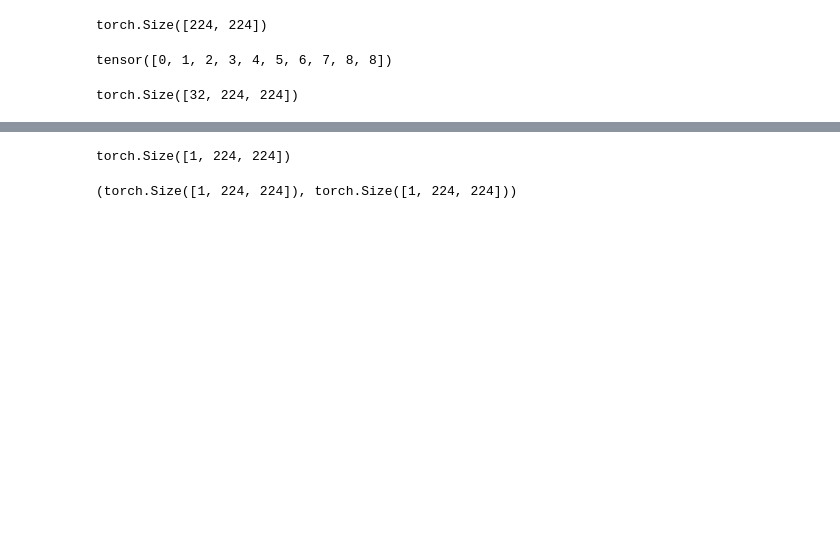
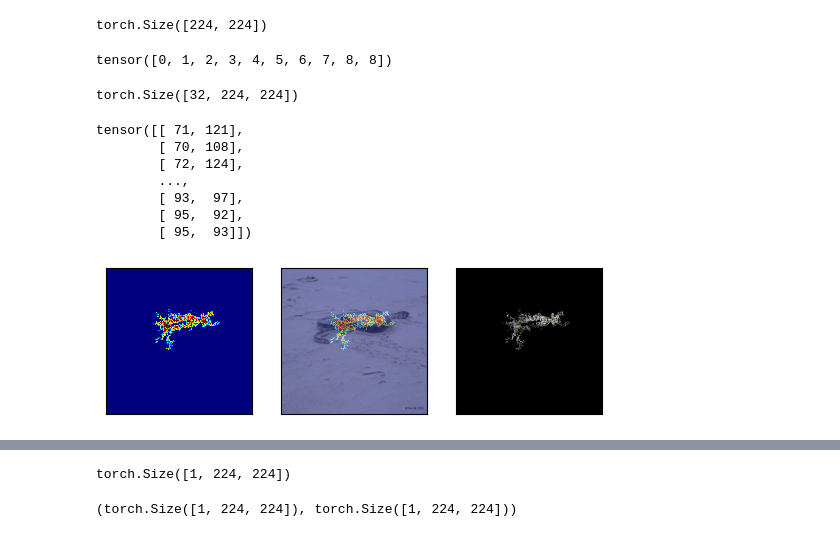
Before and after one commit to zivwhd/saliency, a Jupyter notebook: notebooks/pground.ipynb, the cells around one changed output, grey strips where cells are left out. Drawn from its saved outputs; the diff is of its cells as text; code cells hidden in the pictures; blank space fills up the shorter version.

```diff
--- a/notebooks/pground.ipynb
+++ b/notebooks/pground.ipynb
@@ -154,3 +218,22 @@ ref = bmasks.flatten().gather(0, gidx).reshape(bmasks.shape)
 print(ref.shape)
 # %% [output]
 torch.Size([32, 224, 224])
+# %%
+roffs = torch.stack((idxy, idxx), dim=2)
+paint = roffs[highlight]
+print(paint)
+vvv = mmm
+vvv=torch.zeros(vvv.shape)
+for py, px in paint:
+    vvv[py,px]=200
+#vvv=vvv.scatter(0, paint, 200)
+showsal(vvv,img)
+# %% [output]
+tensor([[ 71, 121],
+        [ 70, 108],
+        [ 72, 124],
+        ...,
+        [ 93,  97],
+        [ 95,  92],
+        [ 95,  93]])
+[figure, added]
```
Also changed, not shown: parts of 21 cells of this notebook, 3 other files.
